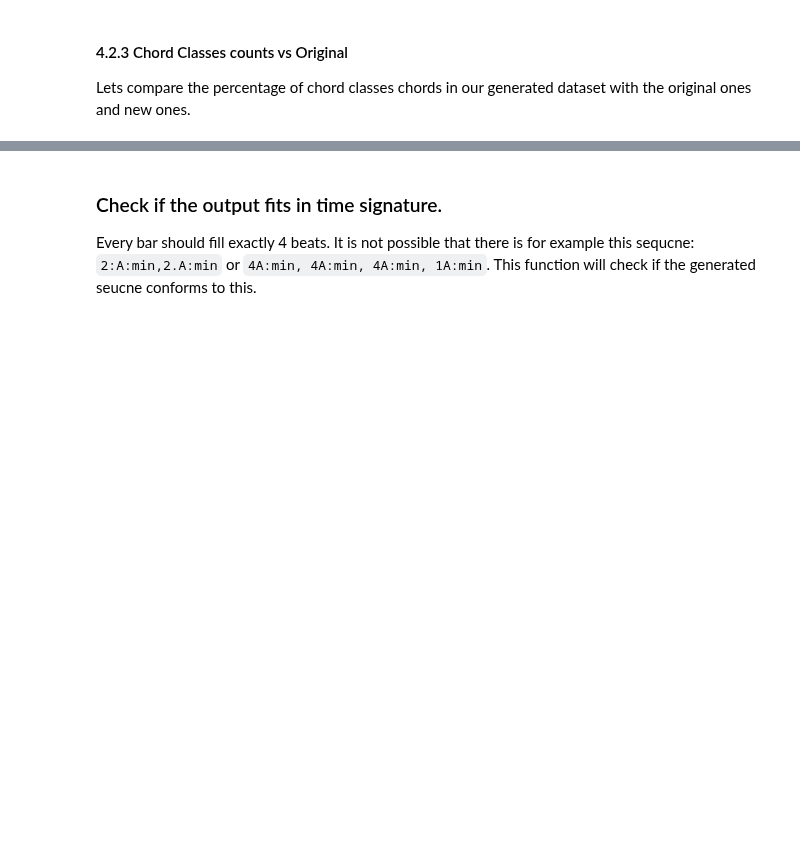
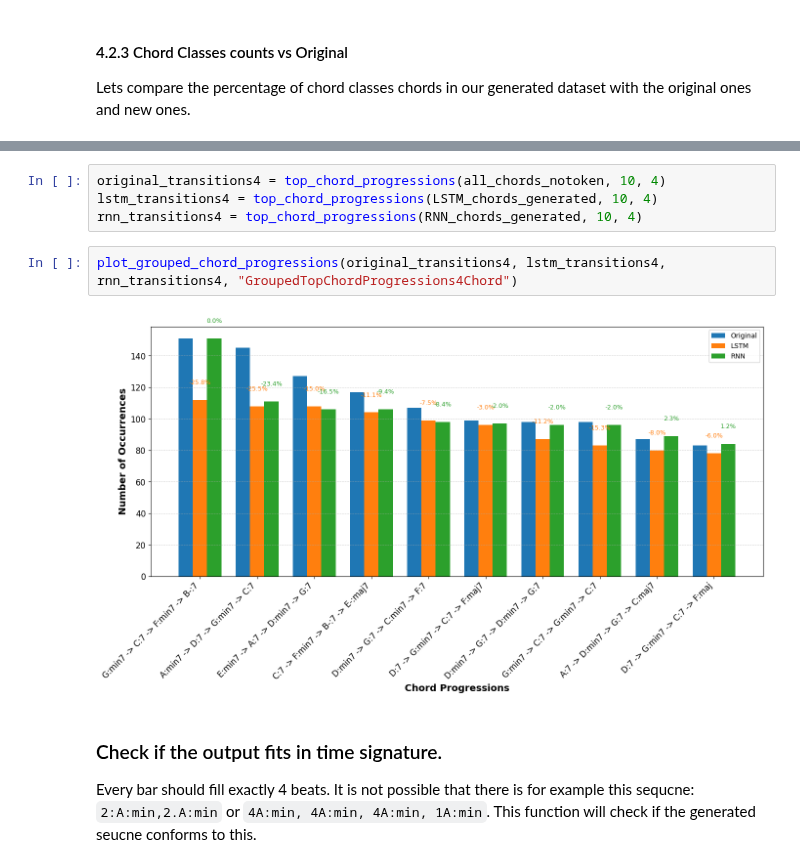
Before and after one commit to Kryptagora/JazzNet, a Jupyter notebook: Models.ipynb, the cells around one changed output, grey strips where cells are left out. Drawn from its saved outputs; the diff is of its cells as text; blank space fills up the shorter version.

```diff
--- a/Models.ipynb
+++ b/Models.ipynb
@@ -1132,3 +1280,11 @@ plt.show()
+# %%
+original_transitions4 = top_chord_progressions(all_chords_notoken, 10, 4)
+lstm_transitions4 = top_chord_progressions(LSTM_chords_generated, 10, 4)
+rnn_transitions4 = top_chord_progressions(RNN_chords_generated, 10, 4)
+# %%
+plot_grouped_chord_progressions(original_transitions4, lstm_transitions4, rnn_transitions4, "GroupedTopChordProgressions4Chord")
+# %% [output]
+[figure, added]
 # %% [markdown]
 ### Check if the output fits in time signature.
 Every bar should fill exactly 4 beats. It is not possible that there is for example this sequcne:
```
Also changed, not shown: parts of 46 cells of this notebook.
